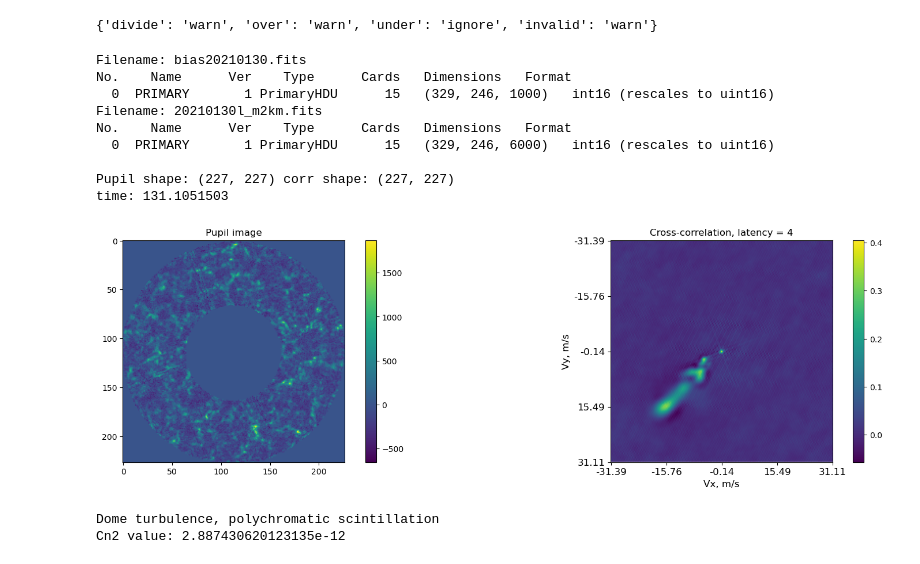
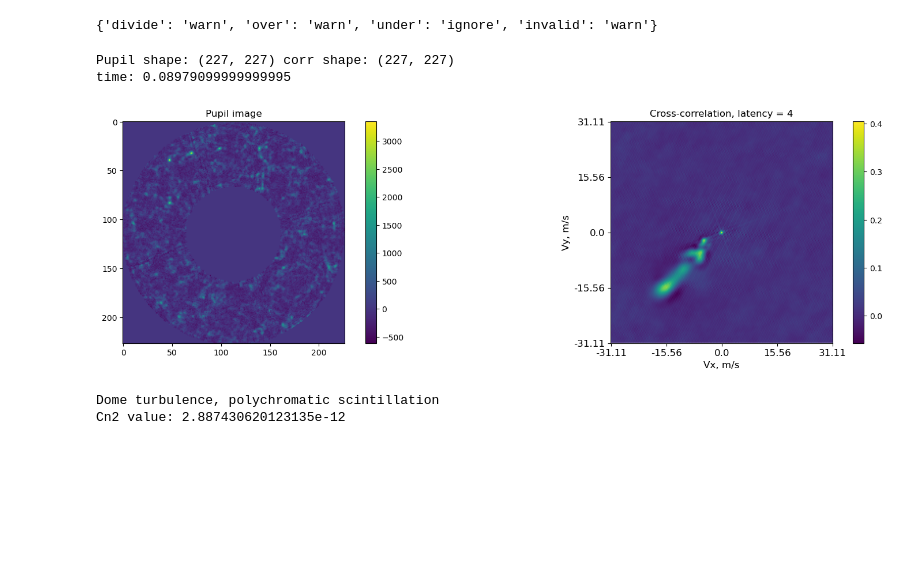
Before and after one commit to AntonMate/domecam, a Jupyter notebook: draft.ipynb, the cells around one changed output. Drawn from its saved outputs; the diff is of its cells as text; code cells hidden in the pictures; blank space fills up the shorter version.

```diff
--- a/draft.ipynb
+++ b/draft.ipynb
@@ -193,27 +193,36 @@ def pupil(images, latency):
     return image, cross_corr
 
 # ------------------------------- Main -------------------------------
-def pupil_cc(file, file_bias=None, pupil_diameter=None, corr_latency=None):
+def pupil_cc(file, file_bias=None, pupil_diameter=None, corr_latency=None, method=None):
     global frame, D, latency, sec_per_frame
-    st = time.perf_counter() #
-
     D=pupil_diameter
     latency=corr_latency
 
-    with fits.open(file_bias) as f:
-        f.info()
-        bias = np.mean(f[0].data, axis=0, dtype=np.float32)
+    st = time.perf_counter() #
+    if method == 'repeat':
+        frame = np.loadtxt('C:/astro/data.gz')
+        data_corr = np.loadtxt('C:/astro/data_corr.gz')
+        with fits.open(file) as f:
+            sec_per_frame = 1 / f[0].header['FRATE']
 
-    with fits.open(file) as f:
-        f.info()
-        sec_per_frame = 1 / f[0].header['FRATE']
-        frame, data_corr = pupil(np.float32(f[0].data) - bias, latency)
+
+    if method == 'new':
+        with fits.open(file_bias) as f:
+            f.info()
+            bias = np.mean(f[0].data, axis=0, dtype=np.float32)
+
+        with fits.open(file) as f:
+            f.info()
+            sec_per_frame = 1 / f[0].header['FRATE']
+            frame, data_corr = pupil(np.float32(f[0].data) - bias, latency)
 
     print('\nPupil shape:', frame.shape, 'corr shape:', data_corr.shape)
     print('time:', time.perf_counter()-st)
 
     v = (D / frame.shape[0]) / (latency * sec_per_frame)
-    x = np.round(v*np.linspace(-data_corr.shape[0]//2, data_corr.shape[0]//2, 5), 2)
+    x = np.round(v*np.linspace(-data_corr.shape[0]//2+1, data_corr.shape[0]//2, 5), 2)
+    y = np.round(v*np.linspace(-data_corr.shape[0]//2+1, data_corr.shape[0]//2, 5), 2)
+    y = np.flipud(y)
 
     fig, (ax, ax2) = plt.subplots(1, 2, figsize=(20, 5))
 
@@ -226,31 +235,25 @@ def pupil_cc(file, file_bias=None, pupil_diameter=None, corr_latency=None):
     ax2.set_xticks(np.linspace(0, data_corr.shape[1], 5))
     ax2.set_yticks(np.linspace(0, data_corr.shape[0], 5))
     ax2.set_xticklabels(x, fontsize=12)
-    ax2.set_yticklabels(x, fontsize=12)
+    ax2.set_yticklabels(y, fontsize=12)
     ax2.set_ylabel('Vy, m/s', fontsize=12)
     ax2.set_xlabel('Vx, m/s', fontsize=12)
-    #     np.savetxt('C:/astro/data_corr.gz', data_corr)
-#     np.savetxt('C:/astro/data.gz', frame)
+
+    np.savetxt('C:/astro/data_corr.gz', data_corr)
+    np.savetxt('C:/astro/data.gz', frame)
     return data_corr
 # %%
 # ----------------------------- Inputs -----------------------------------
 file = '20210130l_m2km.fits'      # файл с объектом
 file_bias = 'bias20210130.fits'   # файл с кадром смещения, bias
 corr_latency = 4                  # задержка в кросс-корреляции, [кол-во кадров]
 pupil_diameter = 2.5              # диаметр телескопа, [м]
 
-data_corr = pupil_cc(file, file_bias=file_bias, pupil_diameter=pupil_diameter, corr_latency=corr_latency)
+data_corr = pupil_cc(file, file_bias=file_bias, pupil_diameter=pupil_diameter, corr_latency=corr_latency, method='repeat')
 # %% [output]
-Filename: bias20210130.fits
-No.    Name      Ver    Type      Cards   Dimensions   Format
-  0  PRIMARY       1 PrimaryHDU      15   (329, 246, 1000)   int16 (rescales to uint16)
-Filename: 20210130l_m2km.fits
-No.    Name      Ver    Type      Cards   Dimensions   Format
-  0  PRIMARY       1 PrimaryHDU      15   (329, 246, 6000)   int16 (rescales to uint16)
-
 Pupil shape: (227, 227) corr shape: (227, 227)
-time: 131.1051503
+time: 0.08979099999999995
-[figure, old version]
+[figure, new version]
 # %%
 # ------------------------- Глобальные переменные -------------------------
 cjk, nx = c_jk() # c_jk, nx - размер окна автокорреляции
```
Also changed, not shown: parts of 2 cells of this notebook, 1 other file.
